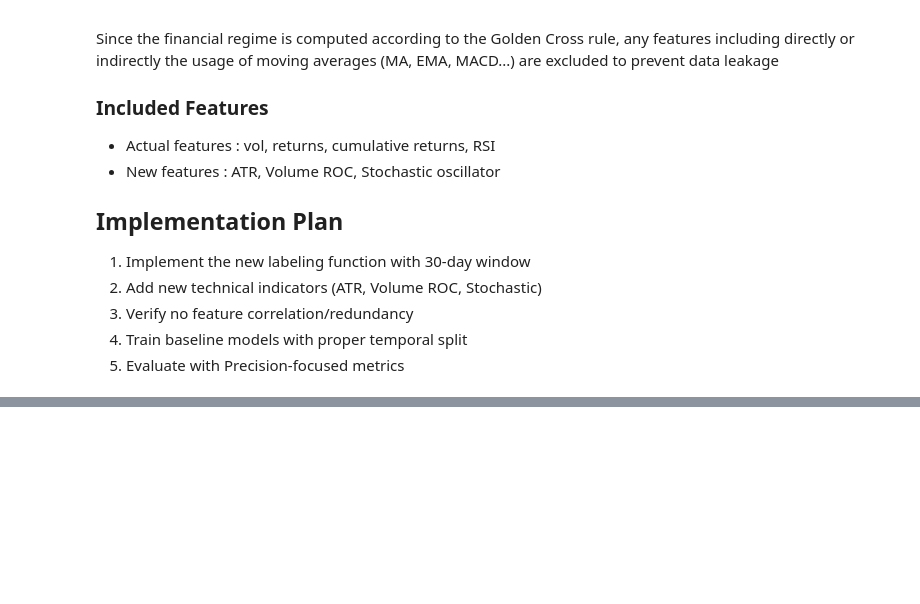
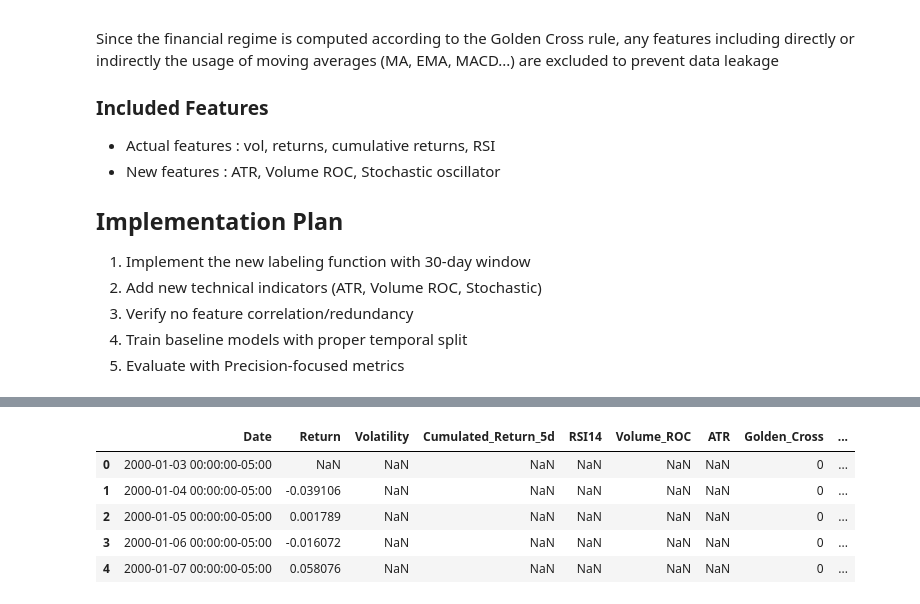
Before and after one commit to Bissapinho/Trend-classifier, a Jupyter notebook: notebooks/features_and_target.ipynb, the cells around one changed output, grey strips where cells are left out. Cells and saved outputs as stored; diff of their text form; code cells hidden in the pictures; blank space fills up the shorter version.

```diff
--- a/notebooks/features_and_target.ipynb
+++ b/notebooks/features_and_target.ipynb
@@ -123,0 +202,10 @@ Proportion of transition: 11.34%
+# %%
+df_final = df1.drop(['Open', 'High', 'Low', 'Close', 'Volume', 'Dividends', 'Stock Splits', 'Capital Gains', 'Stoch_K', 'Log Return'], axis=1)
+df_final.head()
+# %% [output]
+|  | Date | Return | Volatility | Cumulated_Return_5d | RSI14 | Volume_ROC | ATR | Golden_Cross | ... |
+| 0 | 2000-01-03 00:00:00-05:00 | NaN | NaN | NaN | NaN | NaN | NaN | 0 | ... |
+| 1 | 2000-01-04 00:00:00-05:00 | -0.039106 | NaN | NaN | NaN | NaN | NaN | 0 | ... |
+| 2 | 2000-01-05 00:00:00-05:00 | 0.001789 | NaN | NaN | NaN | NaN | NaN | 0 | ... |
+| 3 | 2000-01-06 00:00:00-05:00 | -0.016072 | NaN | NaN | NaN | NaN | NaN | 0 | ... |
+| 4 | 2000-01-07 00:00:00-05:00 | 0.058076 | NaN | NaN | NaN | NaN | NaN | 0 | ... |
```
Also changed, not shown: parts of 6 cells of this notebook.
